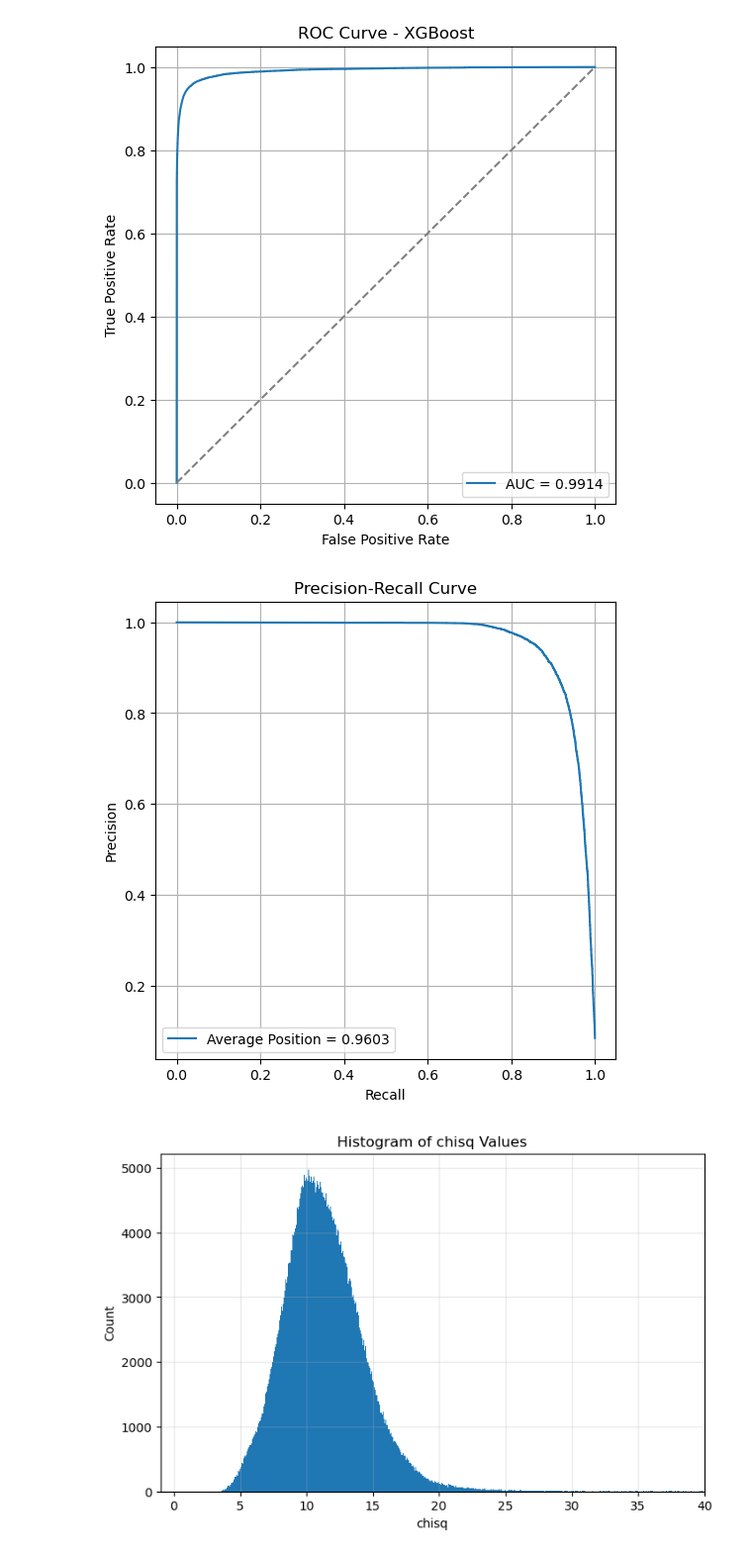
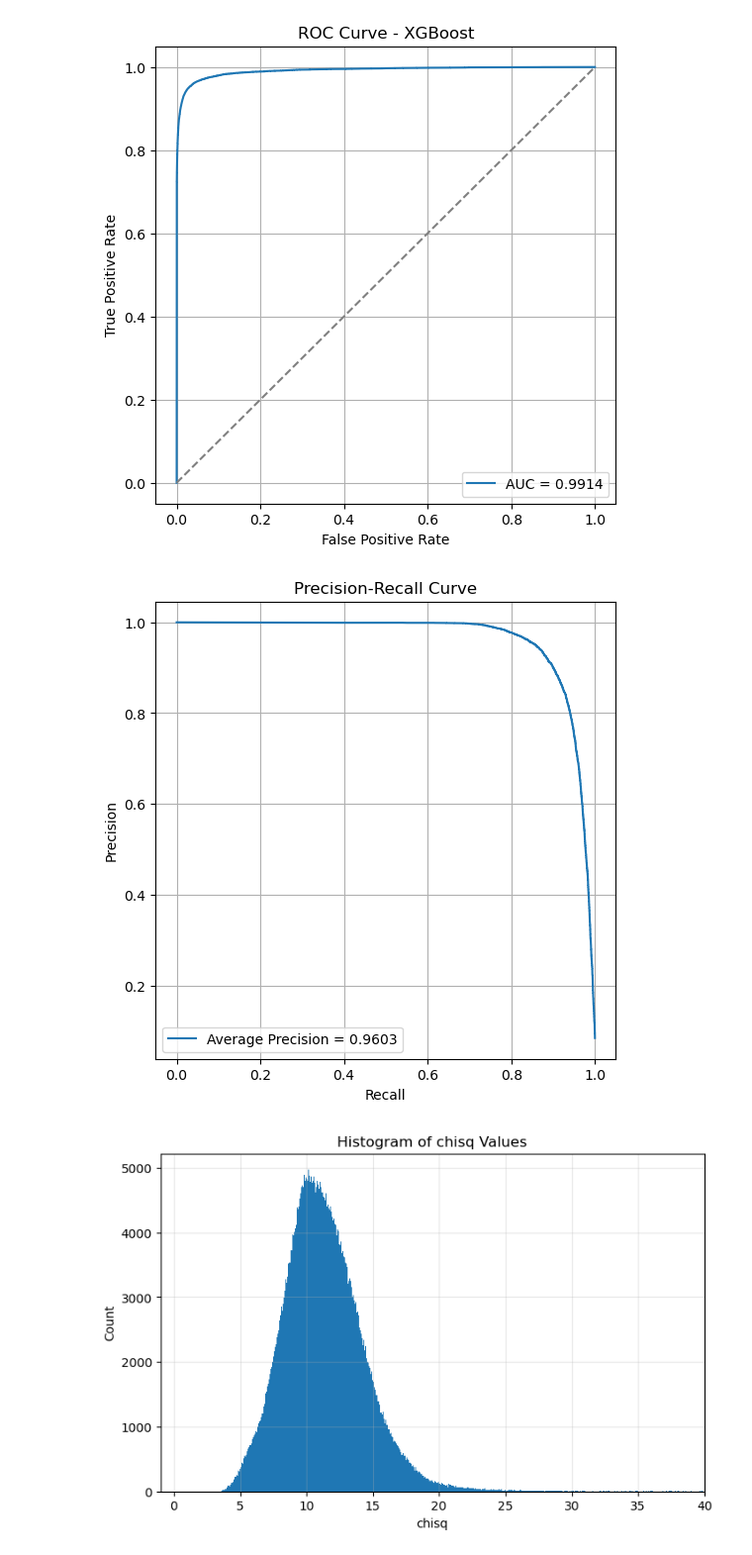
Before and after one commit to ahmedali6395/ai4fusion, a Jupyter notebook: Main_XGB.ipynb, the cells around one changed output. Shown at 99% size. Saved outputs shown, nothing was run; the diff lists cells and outputs as text; code cells hidden in the pictures.

```diff
--- a/Main_XGB.ipynb
+++ b/Main_XGB.ipynb
@@ -152,7 +152,7 @@ from sklearn.metrics import precision_recall_curve, average_precision_score
 precision, recall, _ = precision_recall_curve(y_test, y_prob)
 avgpos = average_precision_score(y_test, y_prob)
 plt.figure(figsize=(6,6))
-plt.plot(recall, precision, label=f"Average Position = {avgpos:.4f}")
+plt.plot(recall, precision, label=f"Average Precision = {avgpos:.4f}")
 plt.xlabel("Recall")
 plt.ylabel("Precision")
 plt.title("Precision-Recall Curve")
@@ -171,34 +171,34 @@ plt.show()
 1         0
 2         0
 3         0
 4         0
          ..
 526246    0
 526247    0
 526248    0
 526249    0
 526250    0
 Name: disruptive, Length: 526251, dtype: int64
 ... (32 lines left out)
 
     accuracy                           0.98    156815
    macro avg       0.97      0.93      0.95    156815
 weighted avg       0.98      0.98      0.98    156815
 [figure]
                feature  importance
 30         v_loop_efit    0.461263
 35              z_prog    0.038202
 31              v_surf    0.029903
 16        n_over_ncrit    0.029848
 21                 q95    0.029787
 7   greenwald_fraction    0.024065
 9                   ip    0.021474
 24                ssep    0.017311
 27              tribot    0.016677
 13                  li    0.016360
 ROC AUC Score: 0.9914
 [figure]
-[figure, old version]
+[figure, new version]
 # %%
 #plotting to check the dip_dt vs. the dip_smoothed
 
```
